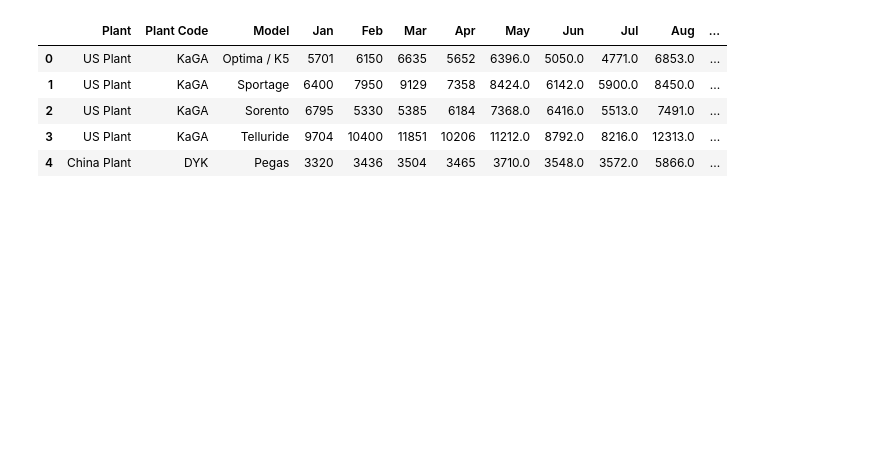
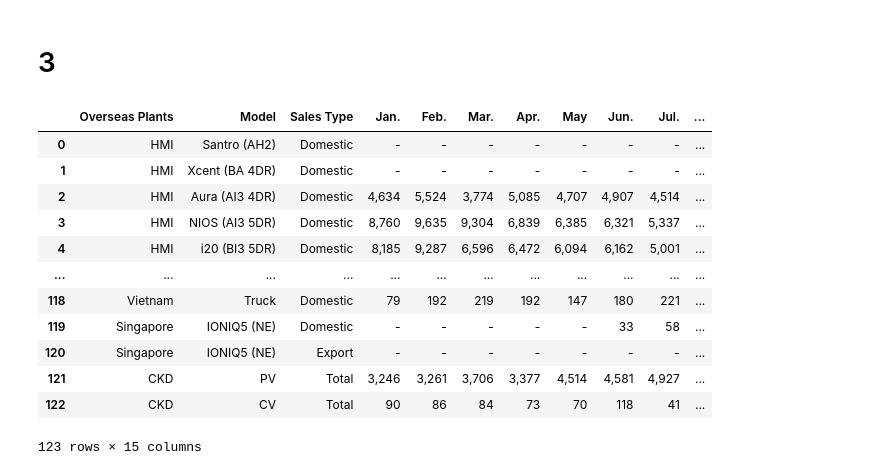
Before and after one commit to CodeWorks-hi/mini-project-2, a Jupyter notebook: jupyter_notebooks/데이터_전처리/carsales_hyunda_데이터처리i.ipynb, the cells around one changed output. Cells and saved outputs as stored; diff of their text form; code cells hidden in the pictures; blank space fills up the shorter version.

```diff
--- a/jupyter_notebooks/데이터_전처리/carsales_hyunda_데이터처리i.ipynb
+++ b/jupyter_notebooks/데이터_전처리/carsales_hyunda_데이터처리i.ipynb
@@ -387,14 +359,23 @@ df.to_csv("hyundai/차종별판매실적_전처
+# %% [markdown]
+# 3
 # %%
 # 데이터 불러오기
-df_2023 = pd.read_csv("hyundai/해외공장판매실적_2023.CSV")
-df_2024 = pd.read_csv("hyundai/해외공장판매실적_2024.CSV")
-df_2025 = pd.read_csv("hyundai/해외공장판매실적_2025.CSV")
+df_2023 = pd.read_csv("../../data/raw/현대/hmc-global-plant-sales-december-y2023.CSV")
+df_2024 = pd.read_csv("../../data/raw/현대/hmc-global-plant-sales-december-y2024.CSV")
+df_2025 = pd.read_csv("../../data/raw/현대/hmc-global-plant-sales-december-y2025.CSV")
 # %%
-df_2023.head()
+df_2023
 # %% [output]
-|  | Plant | Plant Code | Model | Jan | Feb | Mar | Apr | May | Jun | Jul | Aug | ... |
-| 0 | US Plant | KaGA | Optima / K5 | 5701 | 6150 | 6635 | 5652 | 6396.0 | 5050.0 | 4771.0 | 6853.0 | ... |
-| 1 | US Plant | KaGA | Sportage | 6400 | 7950 | 9129 | 7358 | 8424.0 | 6142.0 | 5900.0 | 8450.0 | ... |
-| 2 | US Plant | KaGA | Sorento | 6795 | 5330 | 5385 | 6184 | 7368.0 | 6416.0 | 5513.0 | 7491.0 | ... |
-| 3 | US Plant | KaGA | Telluride | 9704 | 10400 | 11851 | 10206 | 11212.0 | 8792.0 | 8216.0 | 12313.0 | ... |
-| 4 | China Plant | DYK | Pegas | 3320 | 3436 | 3504 | 3465 | 3710.0 | 3548.0 | 3572.0 | 5866.0 | ... |
+|  | Overseas Plants | Model | Sales Type | Jan. | Feb. | Mar. | Apr. | May | Jun. | Jul. | ... |
+| 0 | HMI | Santro (AH2) | Domestic | - | - | - | - | - | - | - | ... |
+| 1 | HMI | Xcent (BA 4DR) | Domestic | - | - | - | - | - | - | - | ... |
+| 2 | HMI | Aura (AI3 4DR) | Domestic | 4,634 | 5,524 | 3,774 | 5,085 | 4,707 | 4,907 | 4,514 | ... |
+| 3 | HMI | NIOS (AI3 5DR) | Domestic | 8,760 | 9,635 | 9,304 | 6,839 | 6,385 | 6,321 | 5,337 | ... |
+| 4 | HMI | i20 (BI3 5DR) | Domestic | 8,185 | 9,287 | 6,596 | 6,472 | 6,094 | 6,162 | 5,001 | ... |
+| ... | ... | ... | ... | ... | ... | ... | ... | ... | ... | ... | ... |
+| 118 | Vietnam | Truck | Domestic | 79 | 192 | 219 | 192 | 147 | 180 | 221 | ... |
+| 119 | Singapore | IONIQ5 (NE) | Domestic | - | - | - | - | - | 33 | 58 | ... |
+| 120 | Singapore | IONIQ5 (NE) | Export | - | - | - | - | - | - | - | ... |
+| 121 | CKD | PV | Total | 3,246 | 3,261 | 3,706 | 3,377 | 4,514 | 4,581 | 4,927 | ... |
+| 122 | CKD | CV | Total | 90 | 86 | 84 | 73 | 70 | 118 | 41 | ... |
+123 rows × 15 columns
```
Also changed, not shown: parts of 133 cells of this notebook, 37 other files.
